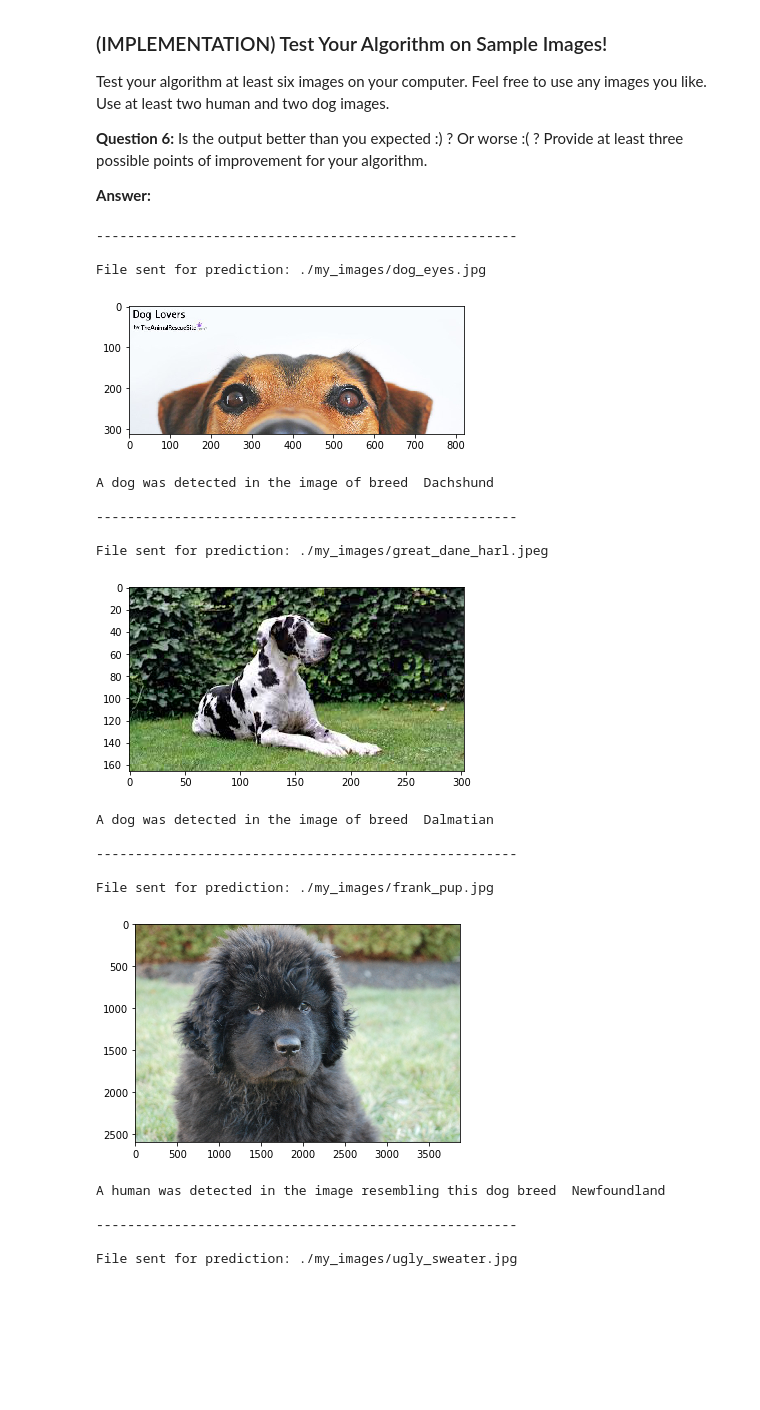
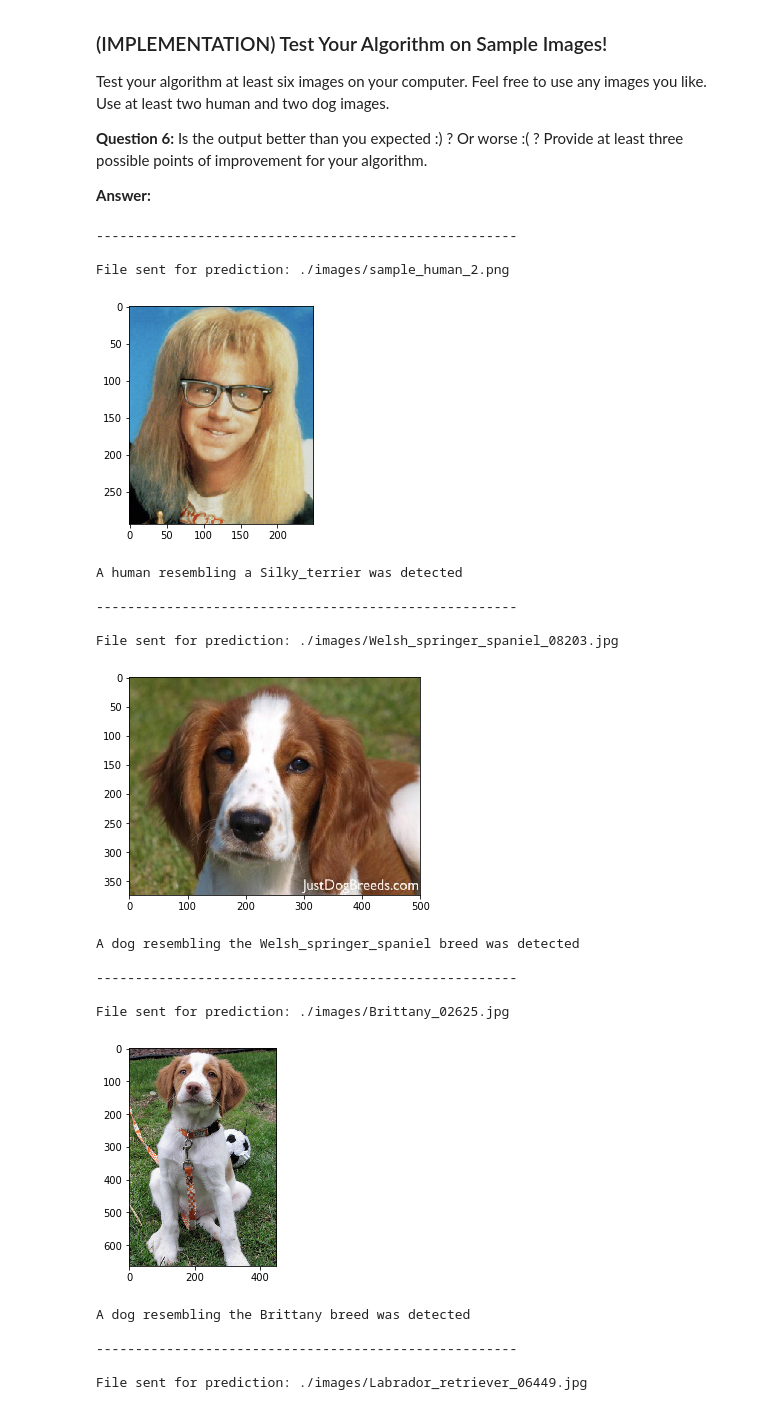
Before and after one commit to lincalexa/udacity_dog_breed, a Jupyter notebook: dog_app.ipynb, the cells around one changed output. Saved outputs shown, nothing was run; the diff lists cells and outputs as text; code cells hidden in the pictures; blank space fills up the shorter version.

```diff
--- a/dog_app.ipynb
+++ b/dog_app.ipynb
@@ -1159,24 +1084,35 @@ This photo looks like an Afghan Hound.
 # %%
 ### TODO: Write your algorithm.
 ### Feel free to use as many code cells as needed.
+def reformat_breed(breed):
+    offset_delim = breed.rfind('.')
+    last_n = len(breed) - offset_delim - 1
+    breed = (breed[-last_n:])
+    return breed
+
 def dog_breed(image_path, face_classifier):
-    detected_breed = 'No dogs or humans were detected in the image'
-    msg = 'Error'
+    detected_breed = []
+    msg = []
 
     # is the image a human or a dog?
     is_dog = dog_detector(image_path)
     is_human = face_detector_2(face_classifier, image_path)
 
     if is_dog == True:
-        detected_breed = resnet50_predict_breed(image_path)
-        msg = 'A dog was detected in the image of breed '
+        breed = reformat_breed(resnet50_predict_breed(image_path))
+        temp_msg = 'A dog resembling the {} breed was detected'
+        detected_breed.append(breed)
+        msg.append(temp_msg.format(breed))
     if is_human == True:
-        detected_breed = resnet50_predict_breed(image_path)
-        msg = 'A human was detected in the image resembling this dog breed '
-    if msg != 'Error':
-        offset_delim = detected_breed.rfind('.')
-        last_n = len(detected_breed) - offset_delim - 1
-        detected_breed = detected_breed[-last_n:]
+        breed = reformat_breed(resnet50_predict_breed(image_path))
+        temp_msg = 'A human resembling a {} was detected'
+        detected_breed.append(breed)
+        msg.append(temp_msg.format(breed))
+    if is_dog == False and is_human == False:
+        breed = 'No dogs or humans were detected'
+        temp_msg = 'Error: {}'
+        detected_breed.append(breed)
+        msg.append(temp_msg.format(breed))
 
     return (detected_breed, msg)
 # %% [markdown]
@@ -1206,34 +1142,35 @@ def show_image(image_path):
 # %%
 ## TODO: Execute your algorithm from Step 6 on
 ## at least 6 images on your computer.
 ## Feel free to use as many code cells as needed.
 face_classifier = cv2.CascadeClassifier('haarcascades/haarcascade_frontalface_alt.xml')
 
-for my_img in glob.glob('./my_images/*.*'):
+for my_img in glob('./images/*.*'):
     print('------------------------------------------------------')
     print('\nFile sent for prediction: {}'.format(my_img))
     show_image(my_img)
     breed, msg = dog_breed(my_img, face_classifier)
-    print('{} {}\n'.format(msg, breed))
+    for i in range(len(breed)):
+        print('{}\n'.format(msg[i], breed[i]))
 # %% [output]
 ------------------------------------------------------
 
-File sent for prediction: ./my_images/dog_eyes.jpg
+File sent for prediction: ./images/sample_human_2.png
-[figure, old version]
+[figure, new version]
-A dog was detected in the image of breed  Dachshund
+A human resembling a Silky_terrier was detected
 
 ------------------------------------------------------
 
-File sent for prediction: ./my_images/great_dane_harl.jpeg
+File sent for prediction: ./images/Welsh_springer_spaniel_08203.jpg
-[figure, old version]
+[figure, new version]
-A dog was detected in the image of breed  Dalmatian
+A dog resembling the Welsh_springer_spaniel breed was detected
 
 ------------------------------------------------------
 
-File sent for prediction: ./my_images/frank_pup.jpg
+File sent for prediction: ./images/Brittany_02625.jpg
-[figure, old version]
+[figure, new version]
-A human was detected in the image resembling this dog breed  Newfoundland
+A dog resembling the Brittany breed was detected
 
 ------------------------------------------------------
 
-File sent for prediction: ./my_images/ugly_sweater.jpg
+File sent for prediction: ./images/Labrador_retriever_06449.jpg
```
Also changed, not shown: parts of 26 cells of this notebook.
